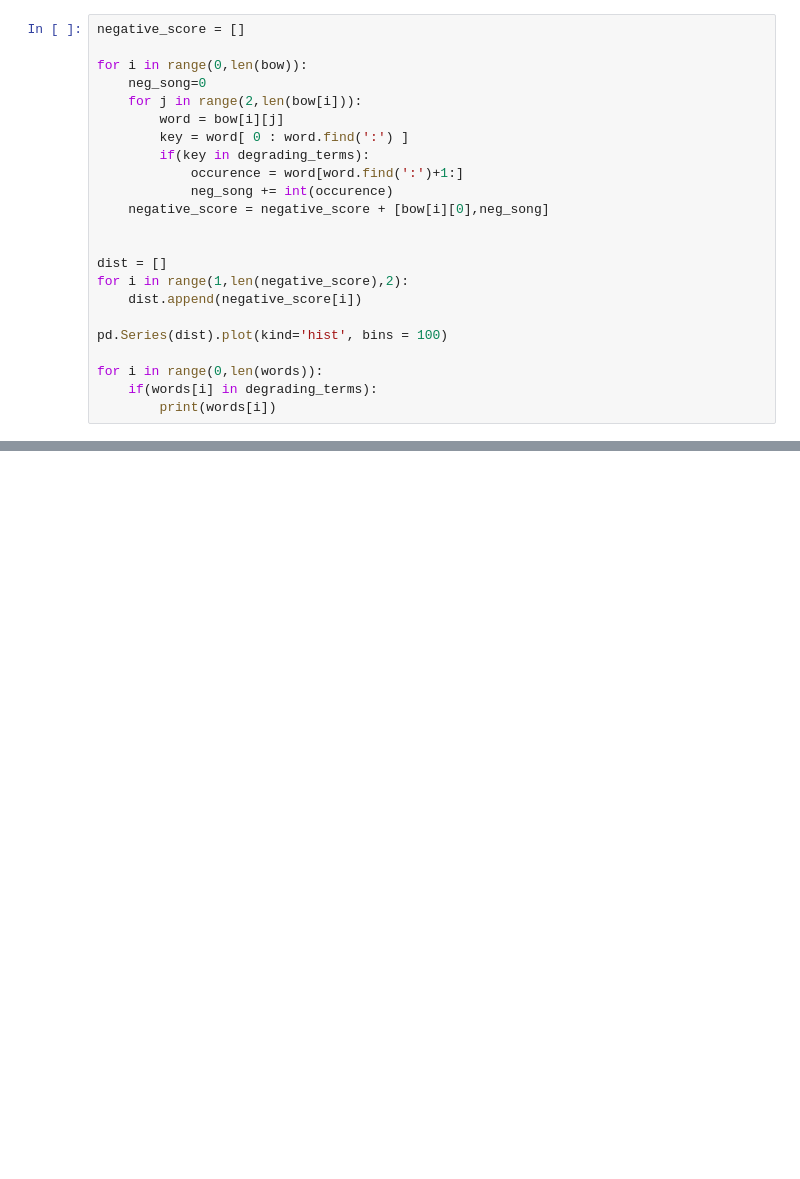
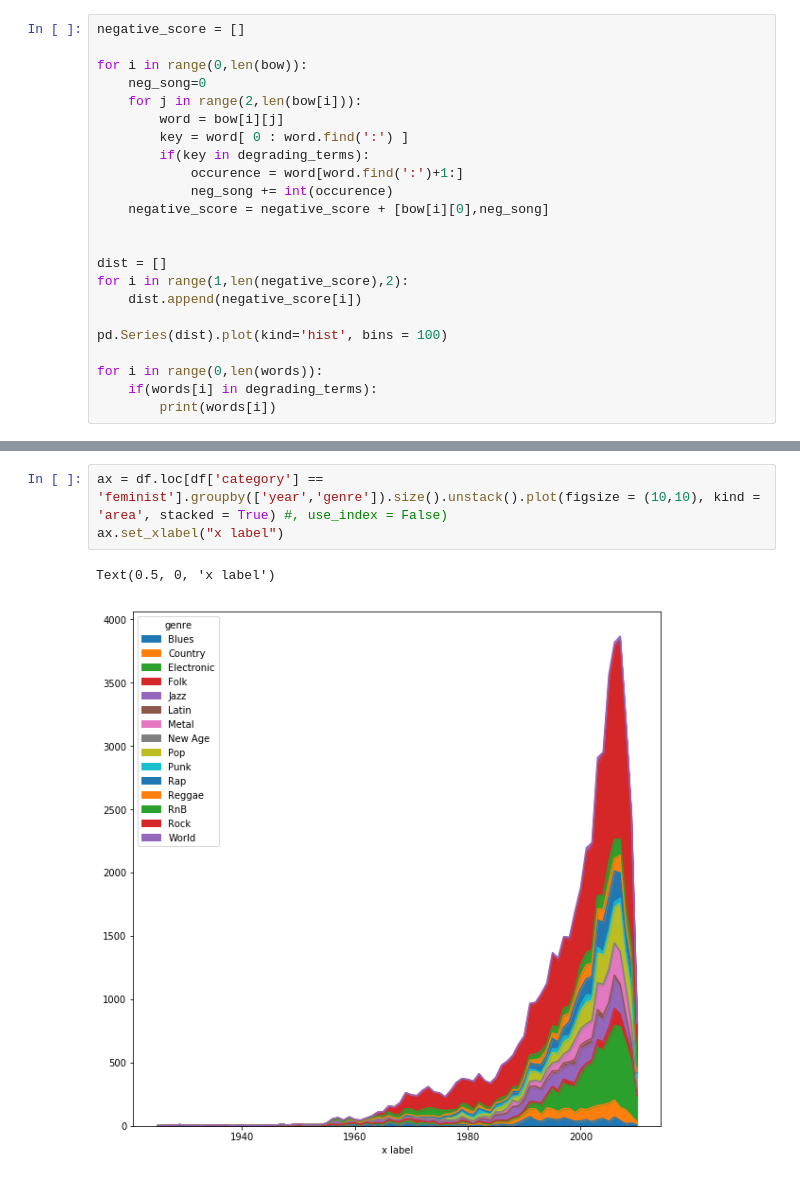
Before and after one commit to axnyang/CS401, a Jupyter notebook: arthur_msd_project.ipynb, the cells around one changed output, grey strips where cells are left out. Cells and saved outputs as stored; diff of their text form; blank space fills up the shorter version.

```diff
--- a/arthur_msd_project.ipynb
+++ b/arthur_msd_project.ipynb
@@ -1004,0 +1043,6 @@ for i in range(0,len(words)):
+# %%
+ax = df.loc[df['category'] == 'feminist'].groupby(['year','genre']).size().unstack().plot(figsize = (10,10), kind = 'area', stacked = True) #, use_index = False)
+ax.set_xlabel("x label")
+# %% [output]
+Text(0.5, 0, 'x label')
+[figure, added]
```
Also changed, not shown: parts of 11 cells of this notebook.
